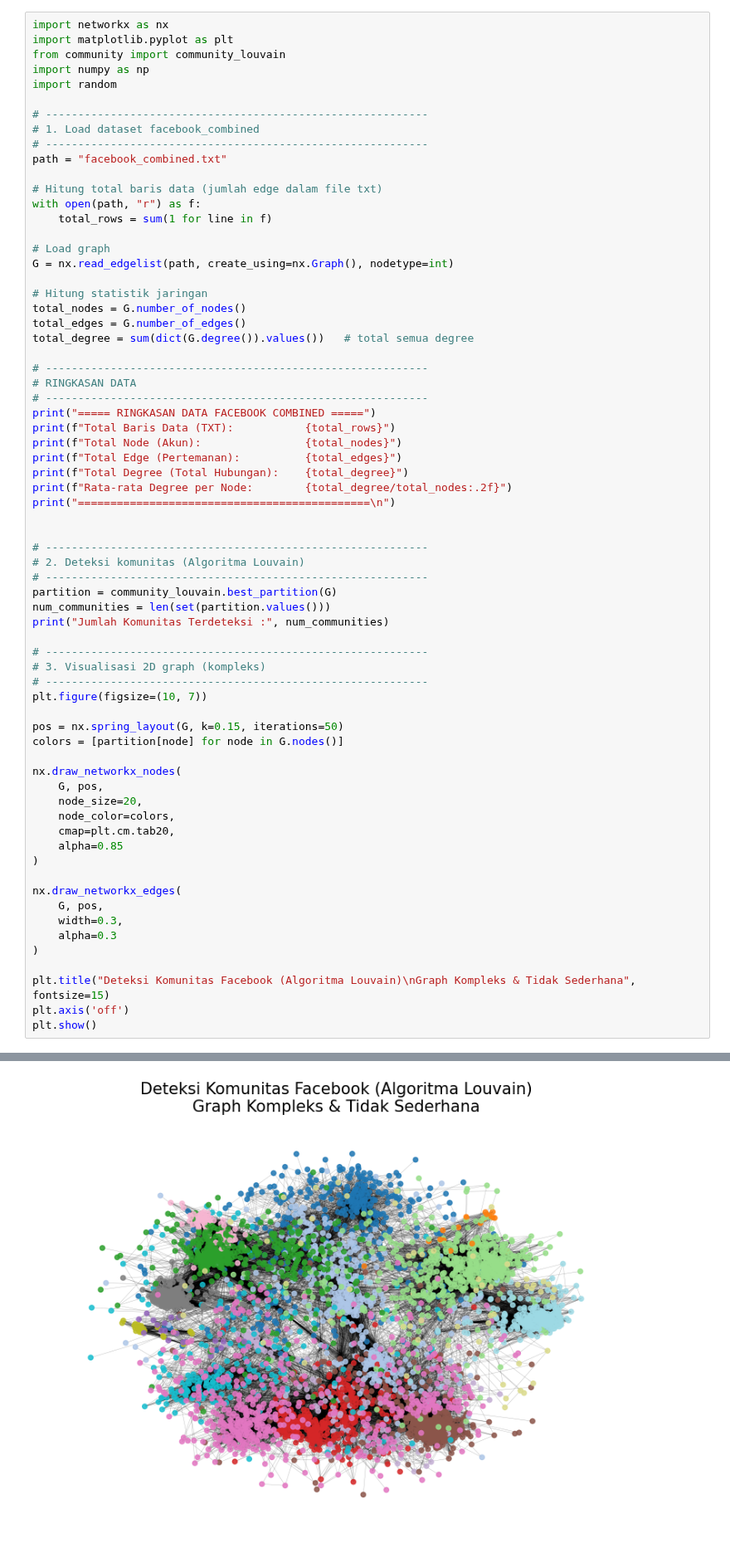
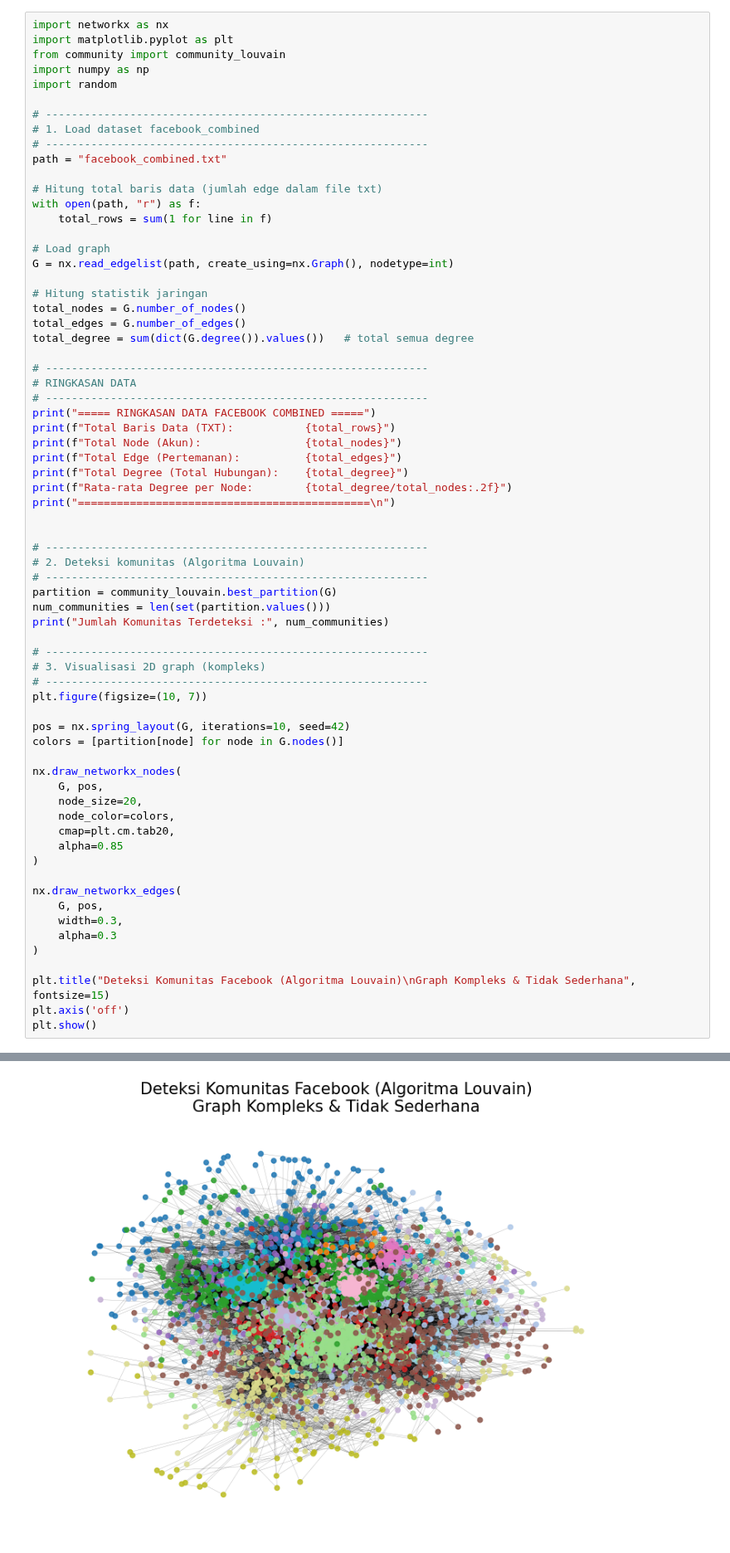
Before and after one commit to farah123-dot/ppw, a Jupyter notebook: _sources/Data_Facebook.ipynb, the cells around one changed output, grey strips where cells are left out. Shown at 83% size. Saved outputs shown, nothing was run; the diff lists cells and outputs as text.

```diff
--- a/_sources/Data_Facebook.ipynb
+++ b/_sources/Data_Facebook.ipynb
@@ -72,34 +72,34 @@ print("Jumlah Komunitas Terdeteksi :", num_communities)
 # -----------------------------------------------------------
 plt.figure(figsize=(10, 7))
 
-pos = nx.spring_layout(G, k=0.15, iterations=50)
+pos = nx.spring_layout(G, iterations=10, seed=42)
 colors = [partition[node] for node in G.nodes()]
 
 nx.draw_networkx_nodes(
     G, pos,
     node_size=20,
     node_color=colors,
     cmap=plt.cm.tab20,
     alpha=0.85
 )
 
 nx.draw_networkx_edges(
     G, pos,
     width=0.3,
     alpha=0.3
 )
 
 plt.title("Deteksi Komunitas Facebook (Algoritma Louvain)\nGraph Kompleks & Tidak Sederhana", fontsize=15)
 plt.axis('off')
 plt.show()
 # %% [output]
 ===== RINGKASAN DATA FACEBOOK COMBINED =====
 Total Baris Data (TXT):           88234
 Total Node (Akun):                4039
 Total Edge (Pertemanan):          88234
 Total Degree (Total Hubungan):    176468
 Rata-rata Degree per Node:        43.69
 =============================================
 
 Jumlah Komunitas Terdeteksi : 16
-[figure, old version]
+[figure, new version]
```
Also changed, not shown: 3 other files.
